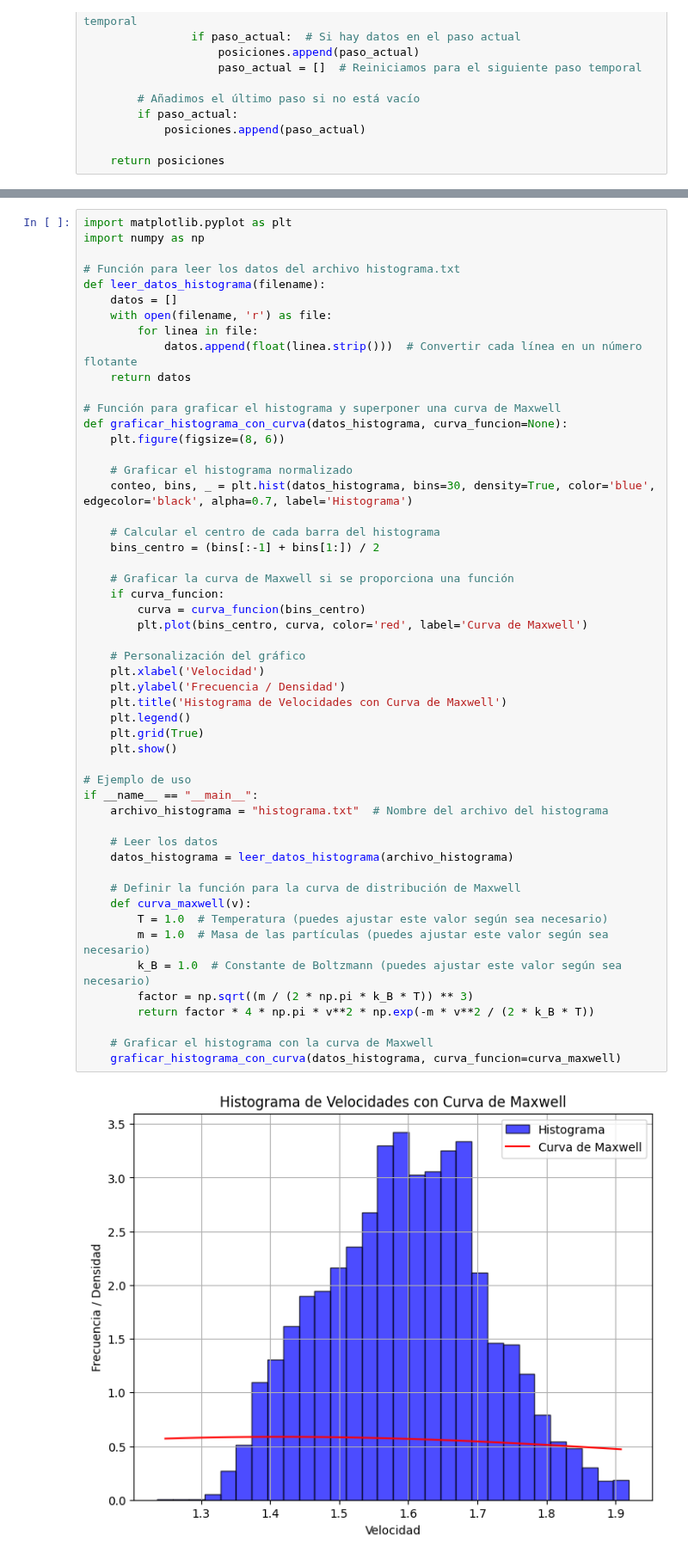
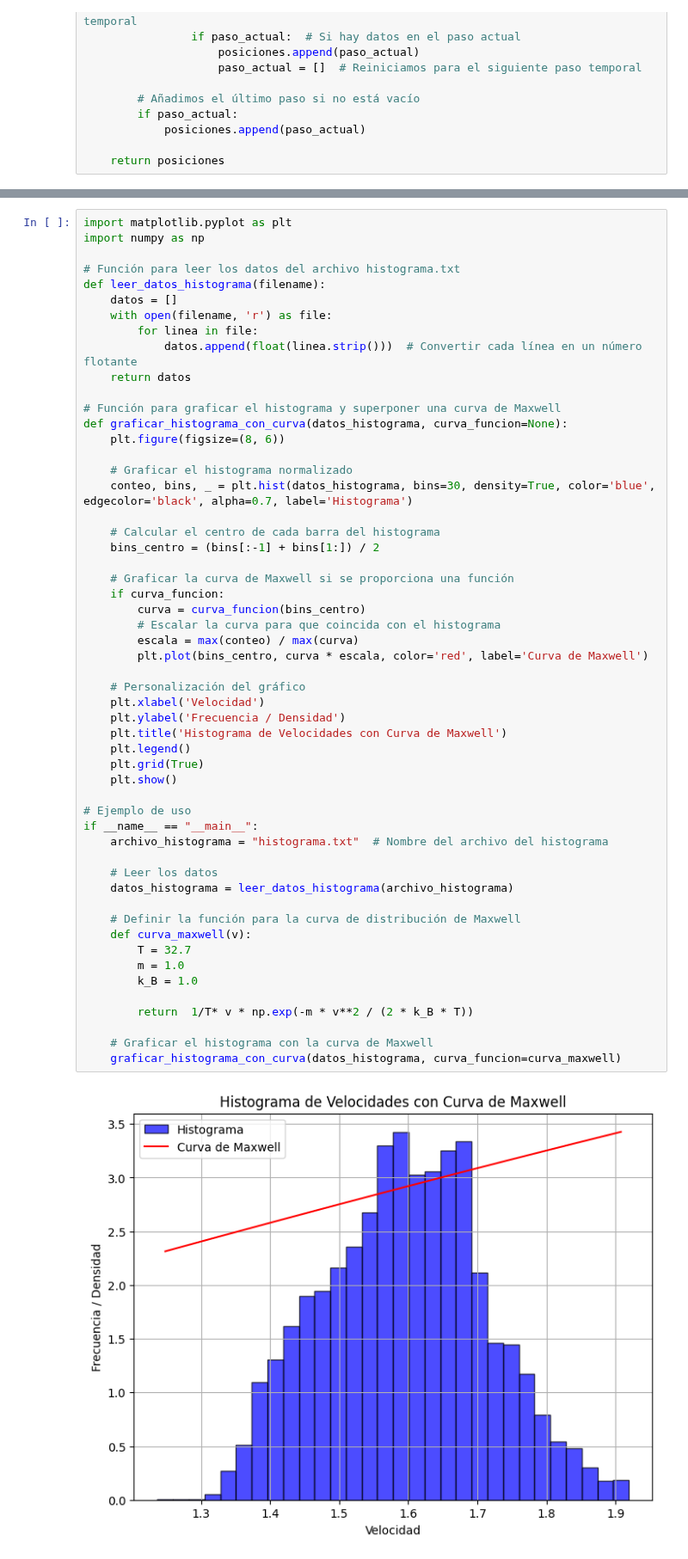
Before and after one commit to DiegoConol/Fisica-Computacional, a Jupyter notebook: Voluntario 1/animaciones.ipynb, the cells around one changed output, grey strips where cells are left out. Shown at 86% size. Saved outputs shown, nothing was run; the diff lists cells and outputs as text.

Commit message:
PUTO HISTOGRAMA

```diff
--- a/Voluntario 1/animaciones.ipynb
+++ b/Voluntario 1/animaciones.ipynb
@@ -313,37 +313,39 @@ def graficar_histograma_con_curva(datos_histograma, curva_funcion=None):
     conteo, bins, _ = plt.hist(datos_histograma, bins=30, density=True, color='blue', edgecolor='black', alpha=0.7, label='Histograma')
 
     # Calcular el centro de cada barra del histograma
     bins_centro = (bins[:-1] + bins[1:]) / 2
 
     # Graficar la curva de Maxwell si se proporciona una función
     if curva_funcion:
         curva = curva_funcion(bins_centro)
-        plt.plot(bins_centro, curva, color='red', label='Curva de Maxwell')
+        # Escalar la curva para que coincida con el histograma
+        escala = max(conteo) / max(curva)
+        plt.plot(bins_centro, curva * escala, color='red', label='Curva de Maxwell')
 
     # Personalización del gráfico
     plt.xlabel('Velocidad')
     plt.ylabel('Frecuencia / Densidad')
     plt.title('Histograma de Velocidades con Curva de Maxwell')
     plt.legend()
     plt.grid(True)
     plt.show()
 
 # Ejemplo de uso
 if __name__ == "__main__":
     archivo_histograma = "histograma.txt"  # Nombre del archivo del histograma
 
     # Leer los datos
     datos_histograma = leer_datos_histograma(archivo_histograma)
 
     # Definir la función para la curva de distribución de Maxwell
     def curva_maxwell(v):
-        T = 1.0  # Temperatura (puedes ajustar este valor según sea necesario)
-        m = 1.0  # Masa de las partículas (puedes ajustar este valor según sea necesario)
-        k_B = 1.0  # Constante de Boltzmann (puedes ajustar este valor según sea necesario)
-        factor = np.sqrt((m / (2 * np.pi * k_B * T)) ** 3)
-        return factor * 4 * np.pi * v**2 * np.exp(-m * v**2 / (2 * k_B * T))
+        T = 32.7
+        m = 1.0
+        k_B = 1.0
+
+        return  1/T* v * np.exp(-m * v**2 / (2 * k_B * T))
 
     # Graficar el histograma con la curva de Maxwell
     graficar_histograma_con_curva(datos_histograma, curva_funcion=curva_maxwell)
 # %% [output]
-[figure, old version]
+[figure, new version]
```
Also changed, not shown: 1 other file.
